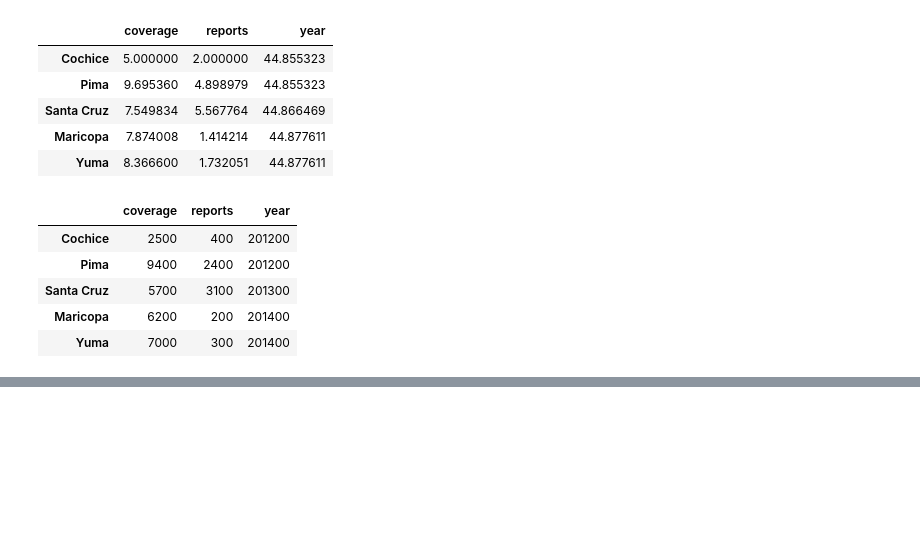
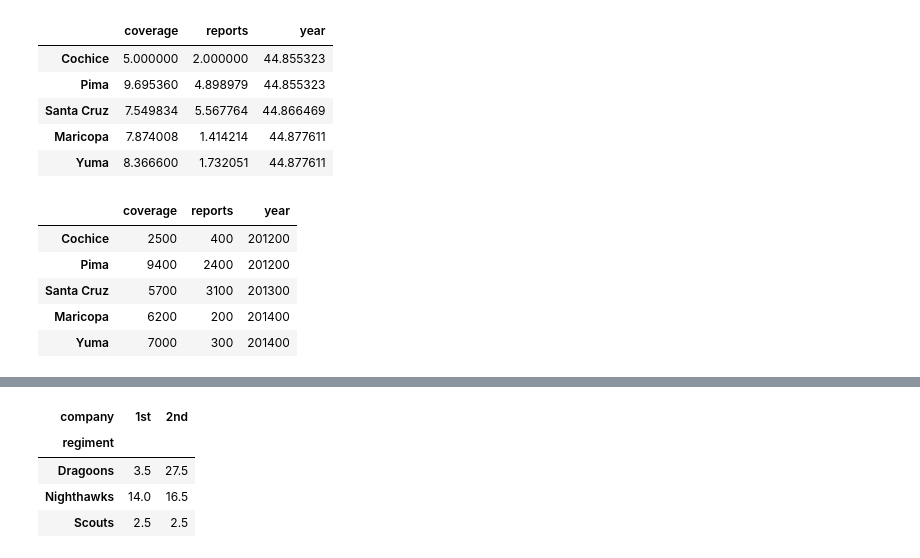
Before and after one commit to fjcamillo/Complete-Pandas-Study, a Jupyter notebook: Pandas Re-Study Part 1.ipynb, the cells around one changed output, grey strips where cells are left out. Saved outputs shown, nothing was run; the diff lists cells and outputs as text; code cells hidden in the pictures; blank space fills up the shorter version.

```diff
--- a/Pandas Re-Study Part 1.ipynb
+++ b/Pandas Re-Study Part 1.ipynb
@@ -308,0 +379,8 @@ df.applymap(times100)
+# %%
+df['preTestScore'].groupby([df['regiment'], df['company']]).mean().unstack()
+# %% [output]
+| company | 1st | 2nd |
+| regiment |  |  |
+| Dragoons | 3.5 | 27.5 |
+| Nighthawks | 14.0 | 16.5 |
+| Scouts | 2.5 | 2.5 |
```
Also changed, not shown: parts of 11 cells of this notebook, 1 other file.
